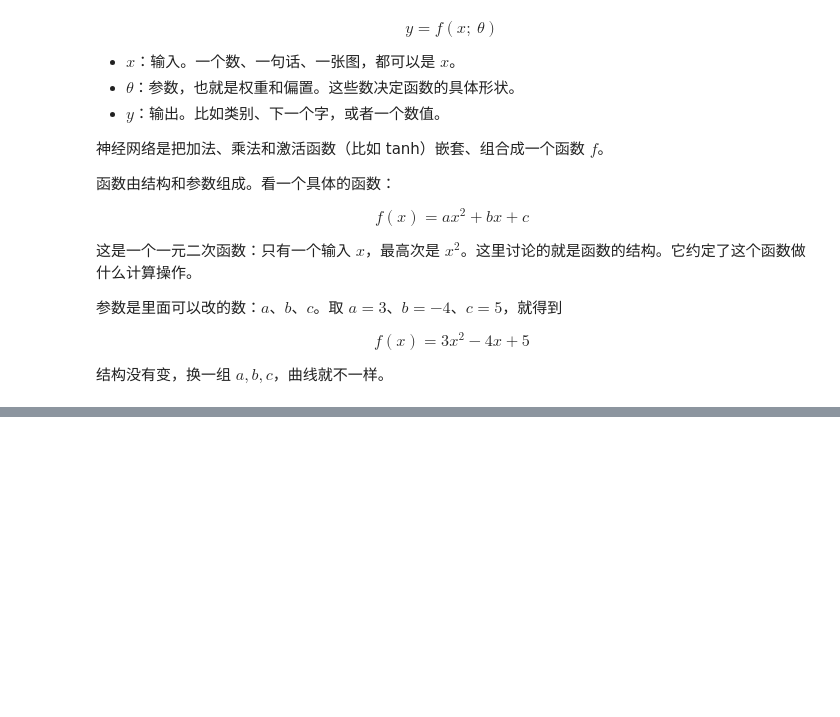
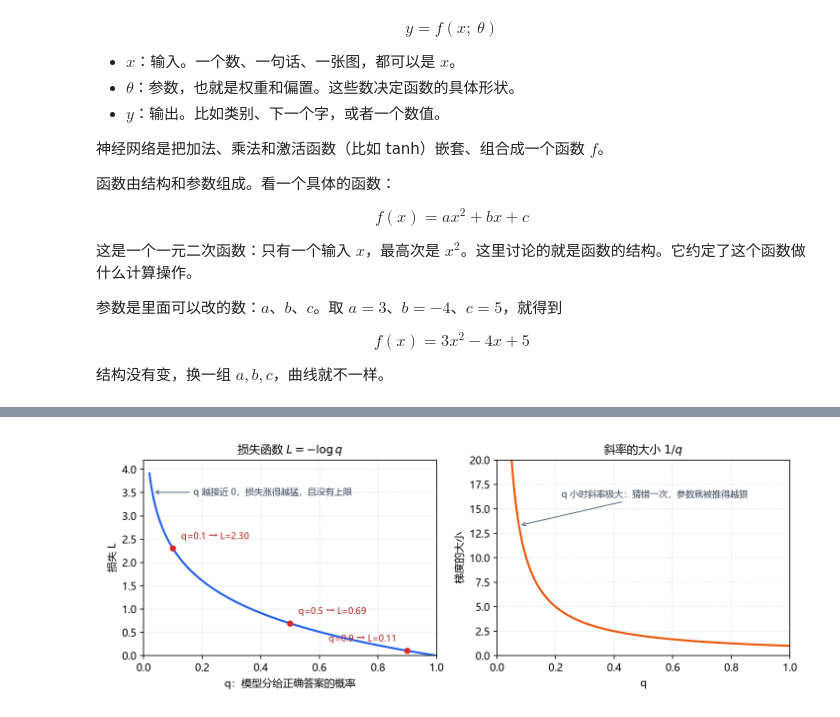
Before and after one commit to victorljii/learn-nn-zero-to-hero, a Jupyter notebook: lectures/micrograd/learn_micrograd.ipynb, the cells around one changed output, grey strips where cells are left out. Saved outputs shown, nothing was run; the diff lists cells and outputs as text; code cells hidden in the pictures; blank space fills up the shorter version.

```diff
--- a/lectures/micrograd/learn_micrograd.ipynb
+++ b/lectures/micrograd/learn_micrograd.ipynb
@@ -91,0 +45,50 @@ $$
+# %%
+import numpy as np
+import matplotlib.pyplot as plt
+
+# 中文标签要指定字体，否则会显示成方框
+plt.rcParams["font.sans-serif"] = ["Microsoft YaHei", "SimHei", "DejaVu Sans"]
+plt.rcParams["axes.unicode_minus"] = False
+
+q = np.linspace(0.02, 1.0, 500)   # 正确词的概率，取 (0, 1] 这一段
+loss = -np.log(q)                 # 交叉熵在正确词那一项上的取值
+
+fig, (ax1, ax2) = plt.subplots(1, 2, figsize=(9.6, 3.6))
+
+# 左：损失函数本身
+ax1.plot(q, loss, color="#2563eb", lw=2)
+ax1.set_title(r"损失函数 $L = -\log q$", fontsize=11)
+ax1.set_xlabel("q：模型分给正确答案的概率")
+ax1.set_ylabel("损失 L")
+ax1.set_xlim(0, 1)
+ax1.set_ylim(0, 4.2)
+ax1.grid(True, color="#d0d7de", ls=":", lw=0.8)
+
+for qi, dx, ha in ((0.9, -10, "right"), (0.5, 8, "left"), (0.1, 8, "left")):
+    li = -np.log(qi)
+    ax1.plot(qi, li, "o", color="#dc2626", ms=5, zorder=3)
+    ax1.annotate(f"q={qi} → L={li:.2f}", xy=(qi, li), xytext=(dx, 9),
+                 textcoords="offset points", fontsize=8.5, color="#b91c1c", ha=ha)
+
+ax1.annotate("q 越接近 0，损失涨得越猛，且没有上限",
+             xy=(0.03, -np.log(0.03)), xytext=(0.17, 3.45),
+             fontsize=8.5, color="#334155",
+             arrowprops=dict(arrowstyle="->", color="#64748b", lw=1))
+
+# 右：这条曲线的斜率（取大小），也就是后面讲的梯度
+ax2.plot(q, 1 / q, color="#ea580c", lw=2)
+ax2.set_title(r"斜率的大小 $1/q$", fontsize=11)
+ax2.set_xlabel("q")
+ax2.set_ylabel("梯度的大小")
+ax2.set_xlim(0, 1)
+ax2.set_ylim(0, 20)
+ax2.grid(True, color="#d0d7de", ls=":", lw=0.8)
+ax2.annotate("q 小时斜率极大：猜错一次，参数就被推得越狠",
+             xy=(0.075, 13.3), xytext=(0.22, 16.2),
+             fontsize=8.5, color="#334155",
+             arrowprops=dict(arrowstyle="->", color="#64748b", lw=1))
+
+fig.tight_layout()
+plt.show()
+# %% [output]
+[figure, added]
```
Also changed, not shown: parts of 4 cells of this notebook.
